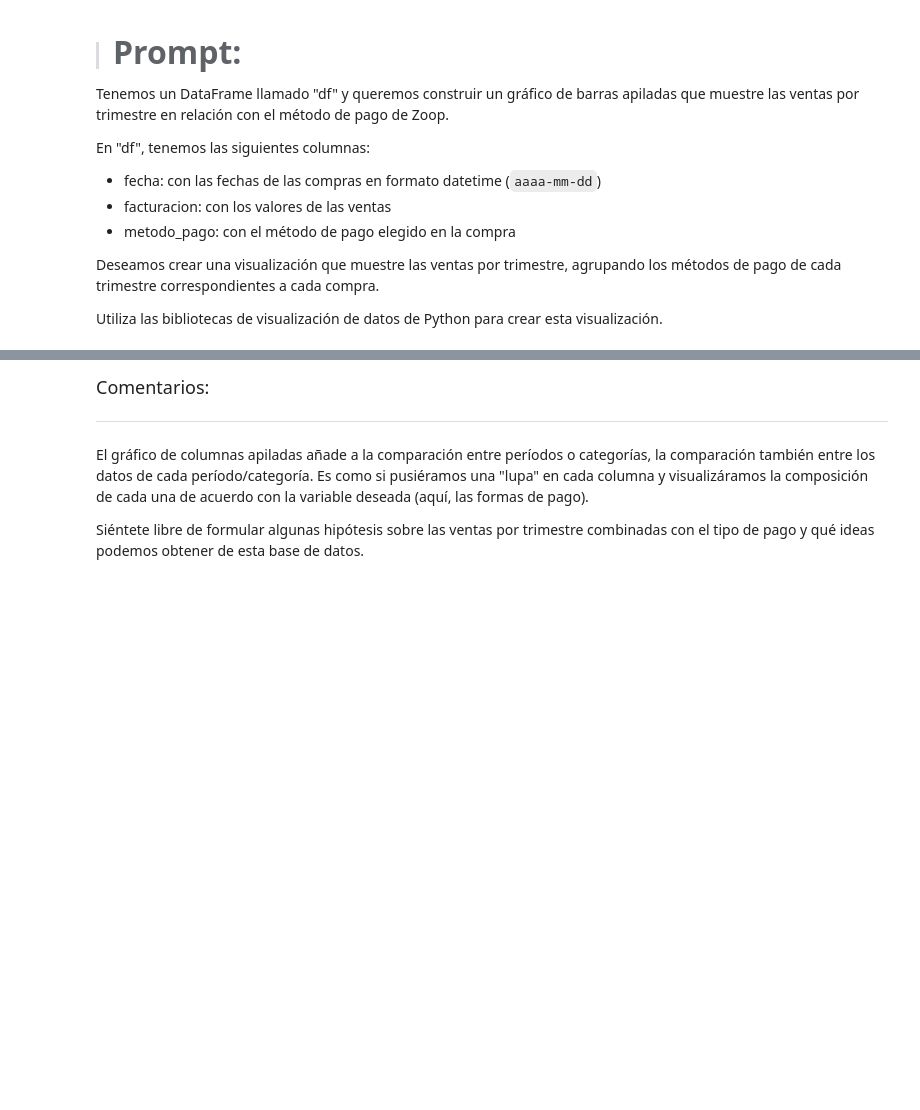
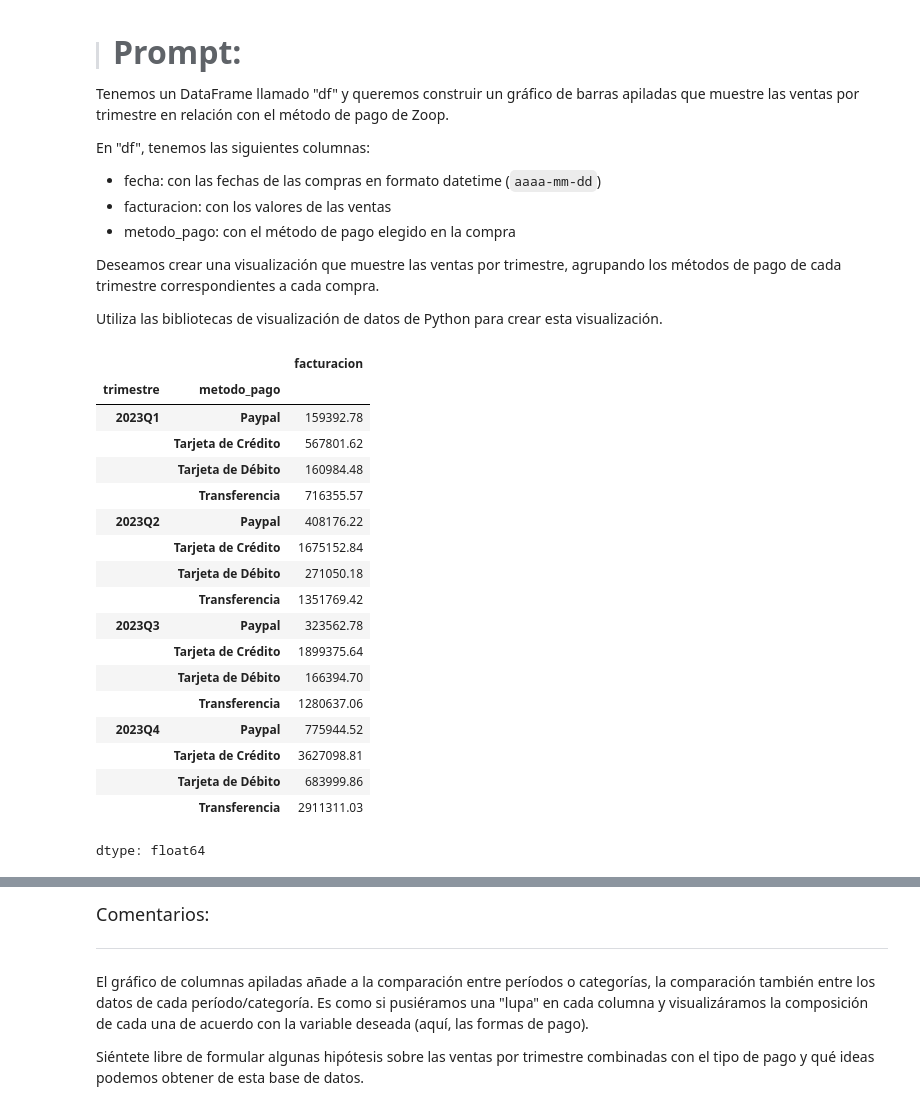
Before and after one commit to Nataliahfk/IA_aplicada_a_ciencia_de_datos, a Jupyter notebook: IA_aplicada_a_ciencia_de_datos.ipynb, the cells around one changed output, grey strips where cells are left out. Drawn from its saved outputs; the diff is of its cells as text; code cells hidden in the pictures; blank space fills up the shorter version.

```diff
--- a/IA_aplicada_a_ciencia_de_datos.ipynb
+++ b/IA_aplicada_a_ciencia_de_datos.ipynb
@@ -1152,3 +1152,32 @@ En "df", tenemos las siguientes columnas:
 Deseamos crear una visualización que muestre las ventas por trimestre, agrupando los métodos de pago de cada trimestre correspondientes a cada compra.
 
 Utiliza las bibliotecas de visualización de datos de Python para crear esta visualización.
+# %%
+# Asegurar que la columna 'fecha' sea datetime
+df_unificado['fecha'] = pd.to_datetime(df_unificado['fecha'])
+
+# Crear columna 'trimestre'
+df_unificado['trimestre'] = df_unificado['fecha'].dt.to_period('Q')
+
+# Agrupar por trimestre y método de pago
+ventas_trimestrales = df_unificado.groupby(['trimestre', 'metodo_pago'])['facturacion'].sum() #sin unstack()
+# %% [output]
+|  |  | facturacion |
+| trimestre | metodo_pago |  |
+| 2023Q1 | Paypal | 159392.78 |
+|  | Tarjeta de Crédito | 567801.62 |
+|  | Tarjeta de Débito | 160984.48 |
+|  | Transferencia | 716355.57 |
+| 2023Q2 | Paypal | 408176.22 |
+|  | Tarjeta de Crédito | 1675152.84 |
+|  | Tarjeta de Débito | 271050.18 |
+|  | Transferencia | 1351769.42 |
+| 2023Q3 | Paypal | 323562.78 |
+|  | Tarjeta de Crédito | 1899375.64 |
+|  | Tarjeta de Débito | 166394.70 |
+|  | Transferencia | 1280637.06 |
+| 2023Q4 | Paypal | 775944.52 |
+|  | Tarjeta de Crédito | 3627098.81 |
+|  | Tarjeta de Débito | 683999.86 |
+|  | Transferencia | 2911311.03 |
+dtype: float64
```
Also changed, not shown: parts of 2 cells of this notebook.
